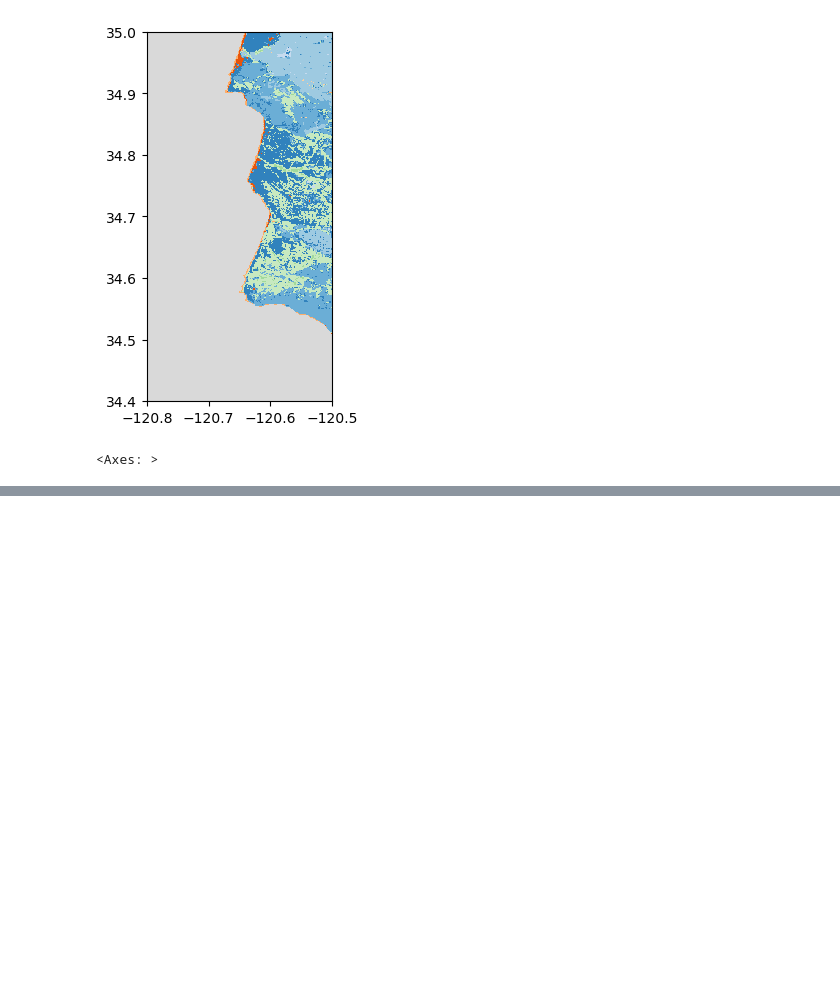
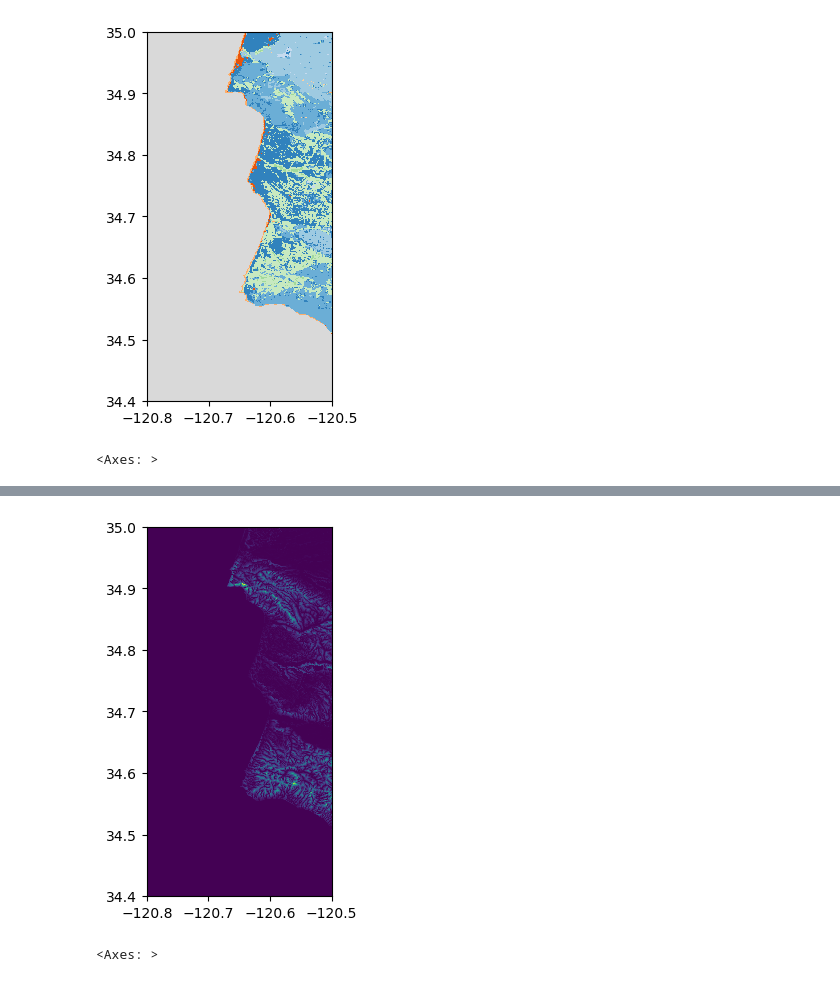
Before and after one commit to OPERA-Cal-Val/tile-mate, a Jupyter notebook: notebooks/Basic_Demo.ipynb, the cells around one changed output, grey strips where cells are left out. Saved outputs shown, nothing was run; the diff lists cells and outputs as text; code cells hidden in the pictures; blank space fills up the shorter version.

Commit message:
add hand

```diff
--- a/notebooks/Basic_Demo.ipynb
+++ b/notebooks/Basic_Demo.ipynb
@@ -160,0 +162,8 @@ show(X_cop100,
+# %%
+%%time
+
+
+X_hand, p_hand = get_raster_from_tiles(bounds,
+                                       tile_shortname='hand',
+                                       )
+X_hand.shape
@@ -160,0 +174,8 @@ show(X_cop100,
+# %%
+show(X_hand,
+     transform=p_hand['transform'],
+     interpolation='none',
+     cmap='viridis')
+# %% [output]
+[figure, added]
+<Axes: >
```
Also changed, not shown: parts of 9 cells of this notebook, 5 other files.
